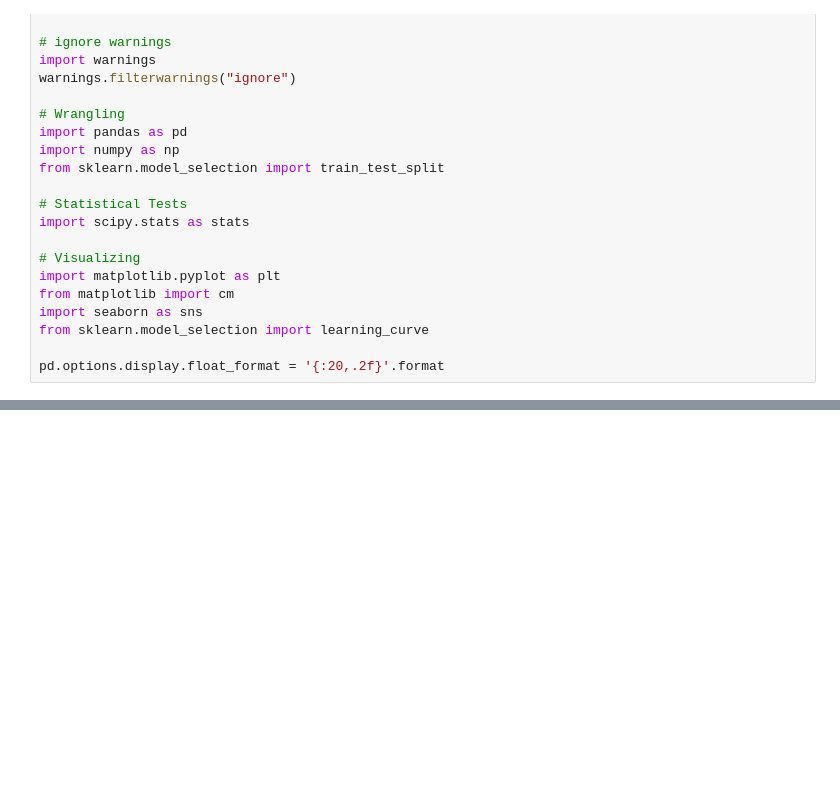
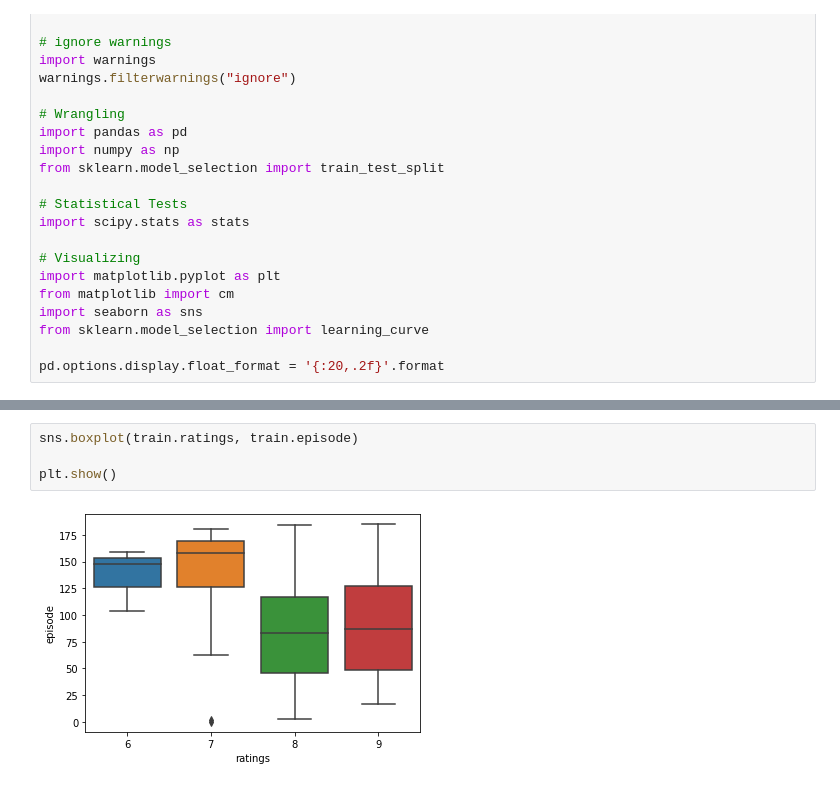
Before and after one commit to jamesallen0351/the_office, a Jupyter notebook: office_scratchpad.ipynb, the cells around one changed output, grey strips where cells are left out. Cells and saved outputs as stored; diff of their text form; blank space fills up the shorter version.

```diff
--- a/office_scratchpad.ipynb
+++ b/office_scratchpad.ipynb
@@ -399,0 +406,6 @@ for col in train.columns:
+# %%
+sns.boxplot(train.ratings, train.episode)
+
+plt.show()
+# %% [output]
+[figure, added]
```
Also changed, not shown: parts of 37 cells of this notebook.
